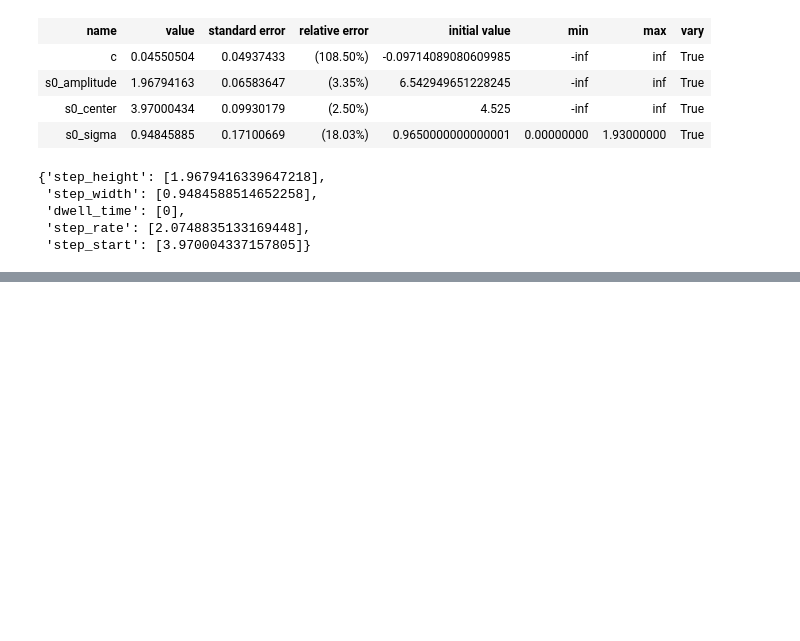
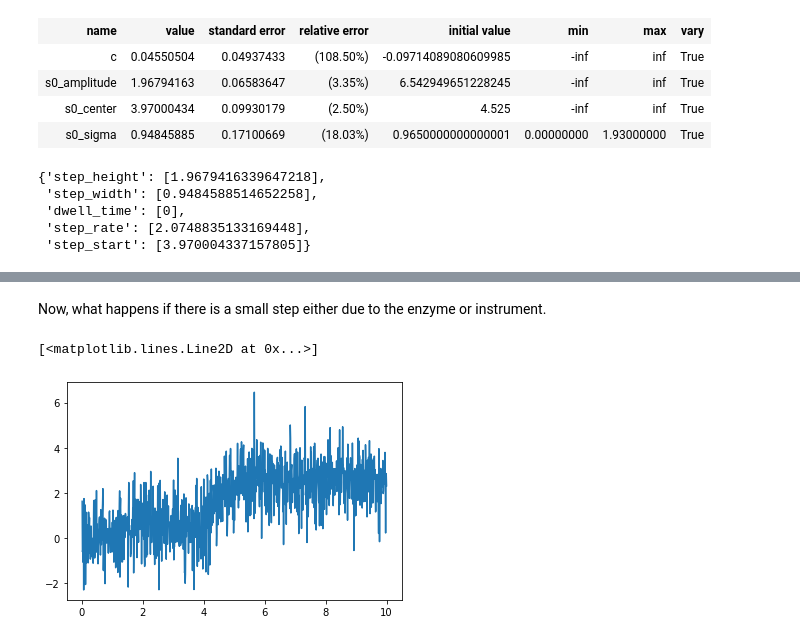
Before and after one commit to ianlmorgan/StePy, a Jupyter notebook: examples/tutorial.ipynb, the cells around one changed output, grey strips where cells are left out. Cells and saved outputs as stored; diff of their text form; code cells hidden in the pictures; blank space fills up the shorter version.

```diff
--- a/examples/tutorial.ipynb
+++ b/examples/tutorial.ipynb
@@ -84,0 +114,13 @@ fs.results
+# %% [markdown]
+Now, what happens if there is a small step either due to the enzyme or instrument.
+# %%
+dt = 0.01
+step_size = 2
+np.random.seed(1)
+noise = np.random.normal(size=1000)
+time = np.arange(dt,noise.size*dt+dt,dt)
+trace = linear_step_func(time,4,5,2) + linear_step_func(time,1,2,0.5) + noise
+plt.plot(time,trace)
+# %% [output]
+[<matplotlib.lines.Line2D at 0x...>]
+[figure, added]
```
Also changed, not shown: parts of 9 cells of this notebook.
